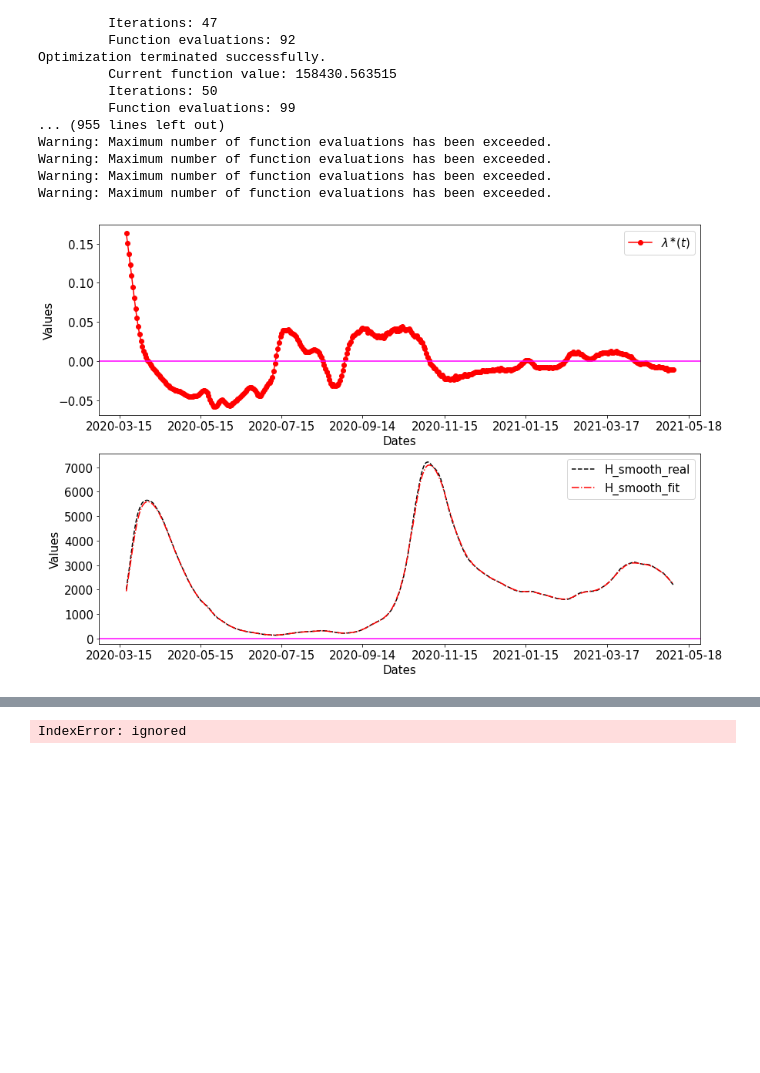
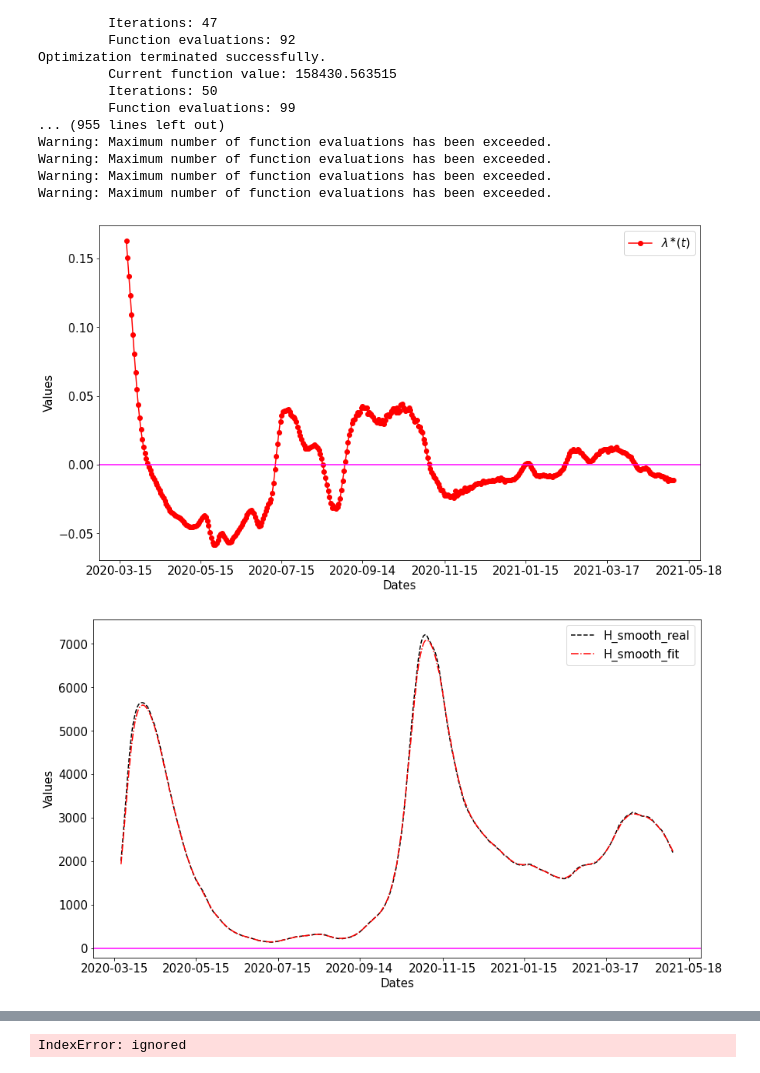
Before and after one commit to OD1992/Python-programs, a Jupyter notebook: Hospi_change_point.ipynb, the cells around one changed output, grey strips where cells are left out. Drawn from its saved outputs; the diff is of its cells as text; code cells hidden in the pictures; blank space fills up the shorter version.

```diff
--- a/Hospi_change_point.ipynb
+++ b/Hospi_change_point.ipynb
@@ -214,31 +213,34 @@ Warning: Maximum number of function evaluations has been exceeded.
 # %%
 nb_xticks = 8
 dates_ticks = [None] * nb_xticks
 dates_ticks_ind = np.linspace(0,len(total_in)-1,nb_xticks,dtype=int)
 for i in range(0,nb_xticks):
     dates_ticks[i] = Dates[dates_ticks_ind[i]]
-plt.figure(figsize=(14,10))
-plt.subplot(211)
+plt.figure(figsize=(14,8))
+#plt.subplot(211)
 plt.plot(Dates[d:len(H_smooth_MA)-d], beta_effective_opt_exp[d:len(H_smooth_MA)-d],'o-', color='red')
 plt.axhline(y=0, color="magenta")
 plt.xticks(dates_ticks, fontsize=15)
 plt.yticks(fontsize=15)
 plt.xlabel("Dates", fontsize=15)
 plt.ylabel("Values", fontsize=15)
 plt.legend(['$\lambda^{\\ast} (t)$'], fontsize=15)
+plt.show()
 
-plt.subplot(212)
+plt.figure(figsize=(14,8))
+#plt.subplot(212)
 plt.plot(Dates[d:len(H_smooth_MA)-d], H_smooth_MA[d:len(H_smooth_MA)-d],'--',  color='black')
 plt.plot(Dates[d:len(H_smooth_MA)-d], H[d:len(H_smooth_MA)-d],'-.', color='red')
 plt.axhline(y=0, color="magenta")
 plt.xticks(dates_ticks, fontsize=15)
 plt.yticks(fontsize=15)
 plt.xlabel("Dates", fontsize=15)
 plt.ylabel("Values", fontsize=15)
 plt.legend(['H_smooth_real', 'H_smooth_fit'], fontsize=15)
 plt.show()
 # %% [output]
-[figure, old version]
+[figure, new version]
+[figure, added]
 # %%
 RMSE_train = np.linalg.norm(H[d:len(H_smooth_MA)-d] - H_smooth_MA[d:len(H_smooth_MA)-d]) / np.sqrt(len(H_smooth_MA)-d-d)
 MAE_train = np.mean(np.abs(H[d:len(H_smooth_MA)-d] - H_smooth_MA[d:len(H_smooth_MA)-d]))
```
Also changed, not shown: parts of 7 cells of this notebook.
